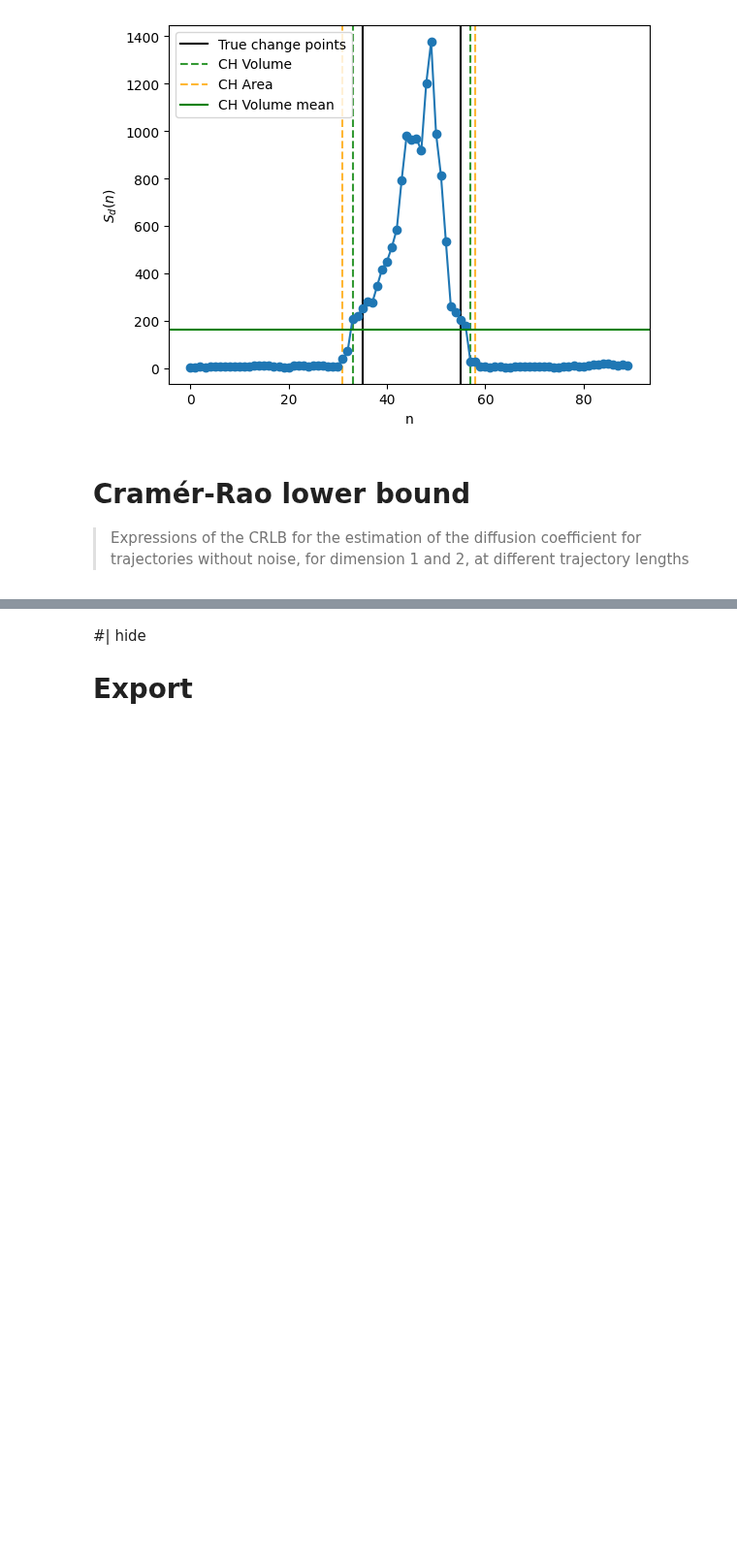
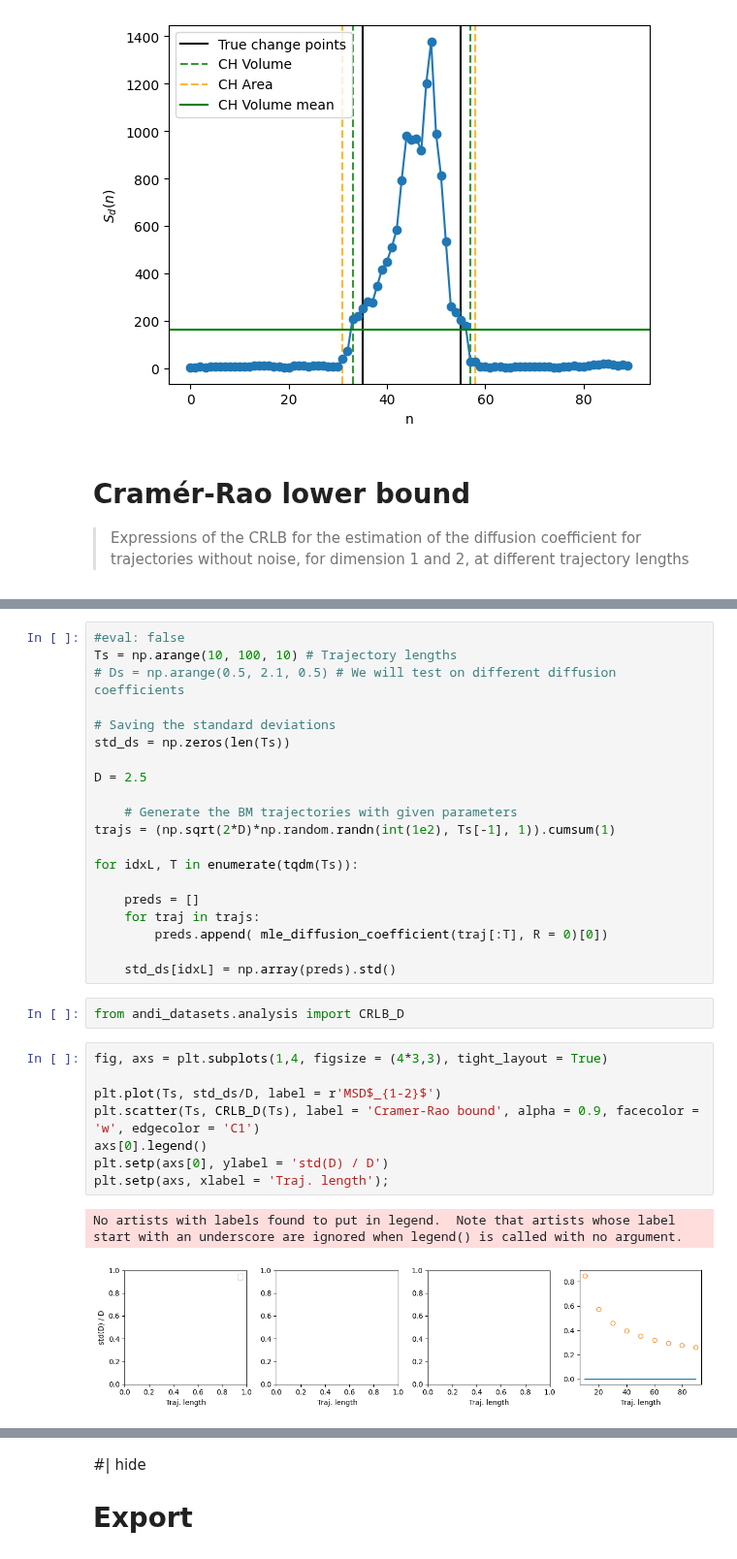
Before and after one commit to AnDiChallenge/andi_datasets, a Jupyter notebook: source_nbs/lib_nbs/analysis.ipynb, the cells around one changed output, grey strips where cells are left out. Shown at 97% size. Drawn from its saved outputs; the diff is of its cells as text; blank space fills up the shorter version.

```diff
--- a/source_nbs/lib_nbs/analysis.ipynb
+++ b/source_nbs/lib_nbs/analysis.ipynb
@@ -398,0 +614,33 @@ plt.setp(axs, xlabel = 'Traj. length');
+# %%
+#eval: false
+Ts = np.arange(10, 100, 10) # Trajectory lengths
+# Ds = np.arange(0.5, 2.1, 0.5) # We will test on different diffusion coefficients
+
+# Saving the standard deviations
+std_ds = np.zeros(len(Ts))
+
+D = 2.5
+
+    # Generate the BM trajectories with given parameters
+trajs = (np.sqrt(2*D)*np.random.randn(int(1e2), Ts[-1], 1)).cumsum(1)
+
+for idxL, T in enumerate(tqdm(Ts)):
+
+    preds = []
+    for traj in trajs:
+        preds.append( mle_diffusion_coefficient(traj[:T], R = 0)[0])
+
+    std_ds[idxL] = np.array(preds).std()
+# %%
+from andi_datasets.analysis import CRLB_D
+# %%
+fig, axs = plt.subplots(1,4, figsize = (4*3,3), tight_layout = True)
+
+plt.plot(Ts, std_ds/D, label = r'MSD$_{1-2}$')
+plt.scatter(Ts, CRLB_D(Ts), label = 'Cramer-Rao bound', alpha = 0.9, facecolor = 'w', edgecolor = 'C1')
+axs[0].legend()
+plt.setp(axs[0], ylabel = 'std(D) / D')
+plt.setp(axs, xlabel = 'Traj. length');
+# %% [output]
+No artists with labels found to put in legend.  Note that artists whose label start with an underscore are ignored when legend() is called with no argument.
+[figure, added]
```
Also changed, not shown: parts of 54 cells of this notebook, 3 other files.
